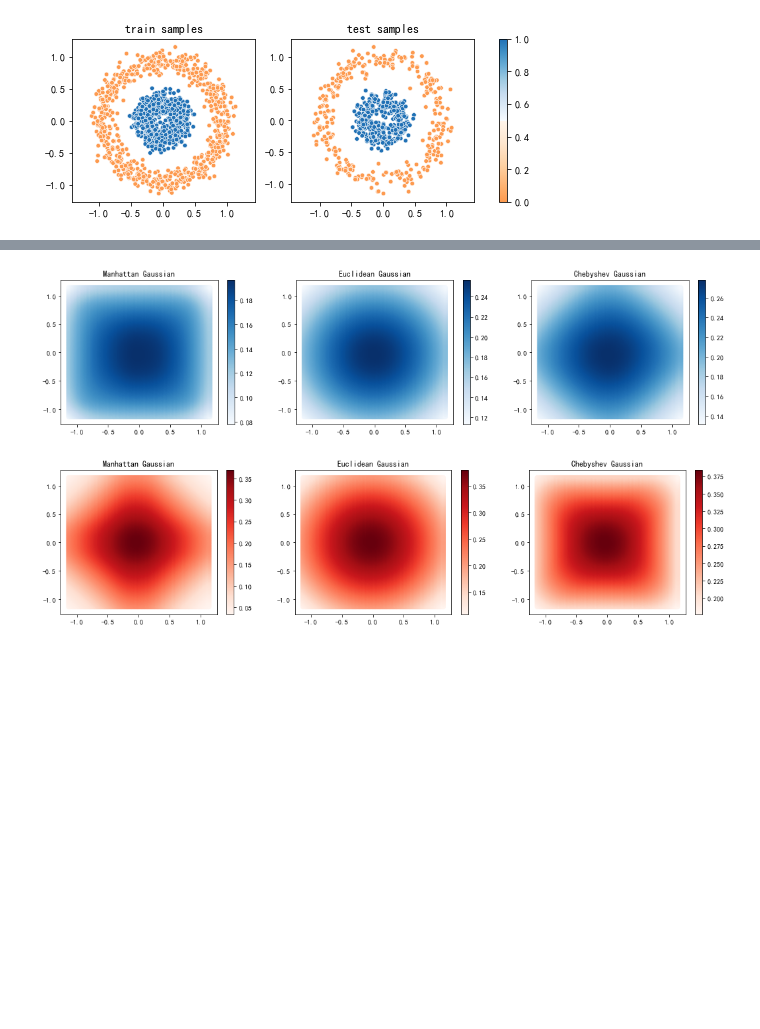
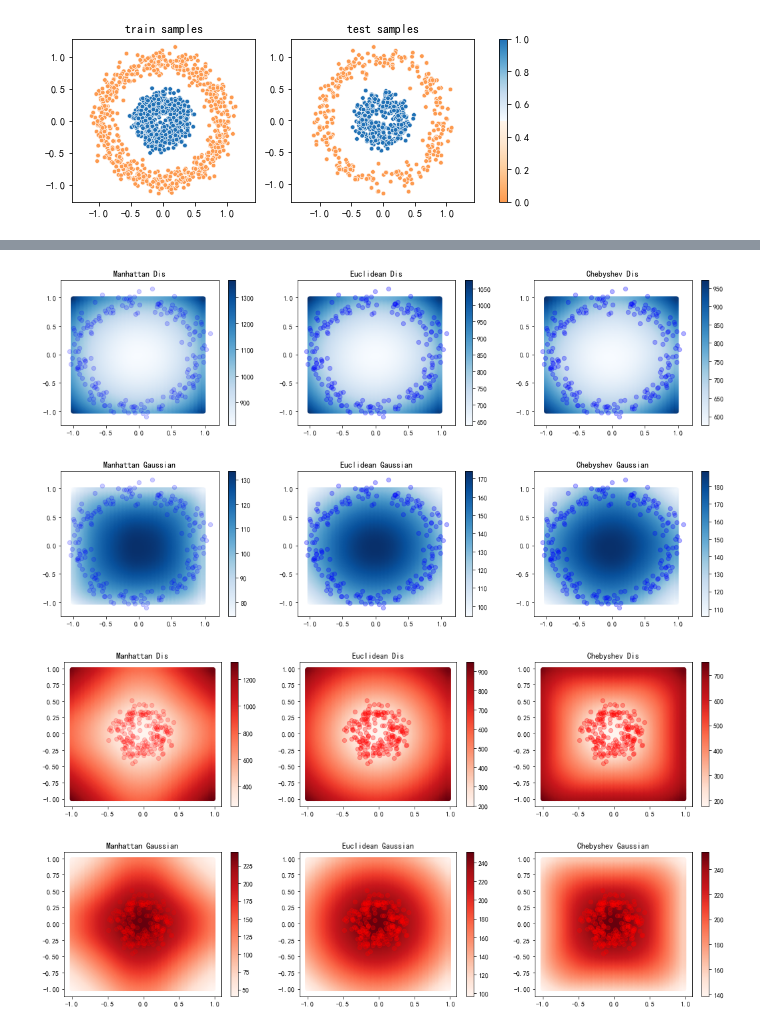
Before and after one commit to XuPenglei/Learn-Something-From-Tang, a Jupyter notebook: 空间内插/KNN学习.ipynb, the cells around one changed output, grey strips where cells are left out. Drawn from its saved outputs; the diff is of its cells as text; code cells hidden in the pictures; blank space fills up the shorter version.

```diff
--- a/空间内插/KNN学习.ipynb
+++ b/空间内插/KNN学习.ipynb
@@ -35,7 +35,7 @@ X = ss.transform(X)/2
 X_test = ss.transform(X_test)/2
 
 #构建特征空间
-c,r = np.mgrid[[slice(X.min(),X.max(),0.02)]*2]
+c,r = np.mgrid[[slice(-1,1,0.02)]*2]
 p = np.c_[c.flat,r.flat]
 
 #可视化
@@ -73,7 +65,7 @@ def gaussian(data,u=0,sigma=1):
     return np.exp(-(data-u)**2/(2*sigma**2))/(np.sqrt(2*np.pi)*sigma)
 def kde(data,field=1):
     return (3/np.pi)*field*(1-(data)**2)**2
-kernal = kde
+kernal = gaussian
 # 任选一个初始点
 origin_p = np.array([[0,0]])
 dis_temp = p-origin_p
@@ -100,8 +92,8 @@ plt.colorbar(cm3,ax=ax3)
 # %%
 # 计算各点的标准正态分布概率
-manha_Gauss = kde(manha_dis)
-eu_Gauss = kde(eu_dis)
-cheb_Gauss = kde(cheb_dis)
+manha_Gauss = kernal(manha_dis)
+eu_Gauss = kernal(eu_dis)
+cheb_Gauss = kernal(cheb_dis)
 # 可视化
 fig,(ax1,ax2,ax3) = plt.subplots(1,3,figsize=(18,4))
 cm1 = ax1.scatter(*p.T,c=manha_Gauss,cmap='Reds')
@@ -135,42 +130,60 @@ def Distance_gaussian(origin_data,data_space,dis_type='eu',dis_return=False):
         return gaussian(dis,0,1)
 # %%
 # 绘制多个点对特征空间的影响
-def draw_X_gaussian(X_F,cmap='Oranges'):
+def draw_X_gaussian(X,cmap='Oranges',Normlization = False,dis_return=False):
     p_F_eu = []
     p_F_ma = []
     p_F_ch = []
-    for i in range(X_F.shape[0]):
-        p_F_eu.append(Distance_gaussian(X_F[i,:],p,'eu'))
-        p_F_ch.append(Distance_gaussian(X_F[i,:],p,'ch'))
-        p_F_ma.append(Distance_gaussian(X_F[i,:],p,'ma'))
-    p_F_eu_sum = np.array(p_F_eu).mean(axis=0)
-    p_F_ch_sum = np.array(p_F_ch).mean(axis=0)
-    p_F_ma_sum = np.array(p_F_ma).mean(axis=0)
+    for i in range(X.shape[0]):
+        p_F_eu.append(Distance_gaussian(X[i,:],p,'eu',dis_return=dis_return))
+        p_F_ch.append(Distance_gaussian(X[i,:],p,'ch',dis_return=dis_return))
+        p_F_ma.append(Distance_gaussian(X[i,:],p,'ma',dis_return=dis_return))
+    if Normlization:
+        p_F_eu_sum = np.array(p_F_eu).mean(axis=0)
+        p_F_ch_sum = np.array(p_F_ch).mean(axis=0)
+        p_F_ma_sum = np.array(p_F_ma).mean(axis=0)
+    else:
+        p_F_eu_sum = np.array(p_F_eu).sum(axis=0)
+        p_F_ch_sum = np.array(p_F_ch).sum(axis=0)
+        p_F_ma_sum = np.array(p_F_ma).sum(axis=0)
+    if cmap=='Reds':
+        c_p = 'r'
+    else:
+        c_p = 'b'
     fig,(ax1,ax2,ax3) = plt.subplots(1,3,figsize=(18,4))
     cm1 = ax1.scatter(*p.T,c=p_F_ma_sum,cmap=cmap)
-    # ax1.scatter(*X_F.T,s=40, alpha=0.3, marker='^',c='b')
-    ax1.set_title('Manhattan Gaussian')
+    ax1.scatter(*X[:200].T,s=40, alpha=0.2, marker='o',c=c_p)
     cm2 = ax2.scatter(*p.T,c=p_F_eu_sum,cmap =cmap)
-    # ax2.scatter(*X_F.T,s=40, alpha=0.3, marker='^',c='b')
-    ax2.set_title('Euclidean Gaussian')
+    ax2.scatter(*X[:200].T,s=40, alpha=0.3, marker='o',c=c_p)
     cm3 = ax3.scatter(*p.T,c=p_F_ch_sum,cmap =cmap)
-    # ax3.scatter(*X_F.T,s=40, alpha=0.3, marker='^',c='b')
-    ax3.set_title('Chebyshev Gaussian')
+    ax3.scatter(*X[:200].T,s=40, alpha=0.3, marker='o',c=c_p)
+    if dis_return:
+        ax1.set_title('Manhattan Dis')
+        ax2.set_title('Euclidean Dis')
+        ax3.set_title('Chebyshev Dis')
+    else:
+        ax1.set_title('Manhattan Gaussian')
+        ax2.set_title('Euclidean Gaussian')
+        ax3.set_title('Chebyshev Gaussian')
     plt.colorbar(cm1,ax=ax1)
     plt.colorbar(cm2,ax=ax2)
     plt.colorbar(cm3,ax=ax3)
     return p_F_ma_sum,p_F_eu_sum,p_F_ch_sum
 F_ind = np.where(y==0)
 X_F = X[F_ind]
 y_F = y[F_ind]
 T_ind = np.where(y==1)
 X_T = X[T_ind]
 y_T = y[T_ind]
 
 # 划分分类边界
+draw_X_gaussian(X_F,cmap='Blues',dis_return=True)
 X_F_ma,X_F_eu,X_F_ch = draw_X_gaussian(X_F,cmap='Blues')
+draw_X_gaussian(X_T,cmap='Reds',dis_return=True)
 X_T_ma,X_T_eu,X_T_ch =draw_X_gaussian(X_T,cmap='Reds')
 # %% [output]
-[figure, old version]
+[figure, new version]
-[figure, old version]
+[figure, new version]
+[figure, added]
+[figure, added]
 # %%
```
Also changed, not shown: parts of 10 cells of this notebook, 4 other files.
